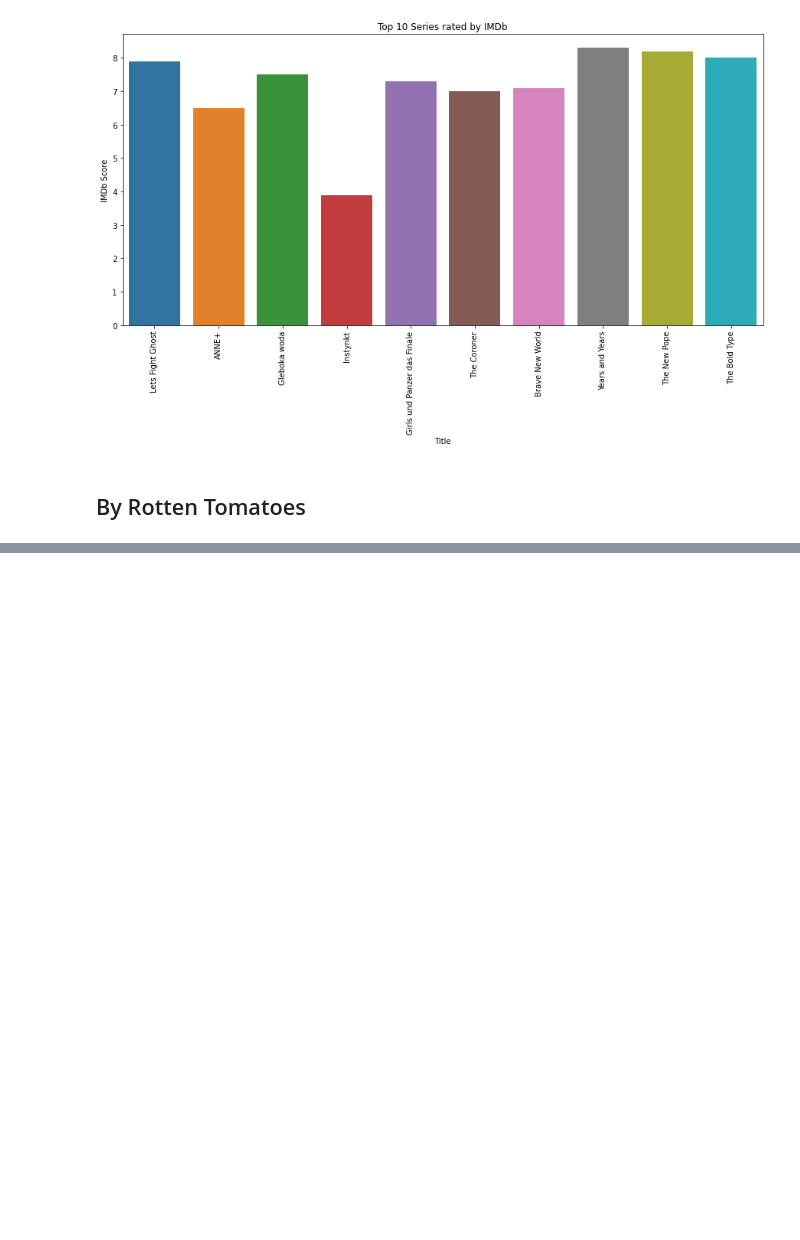
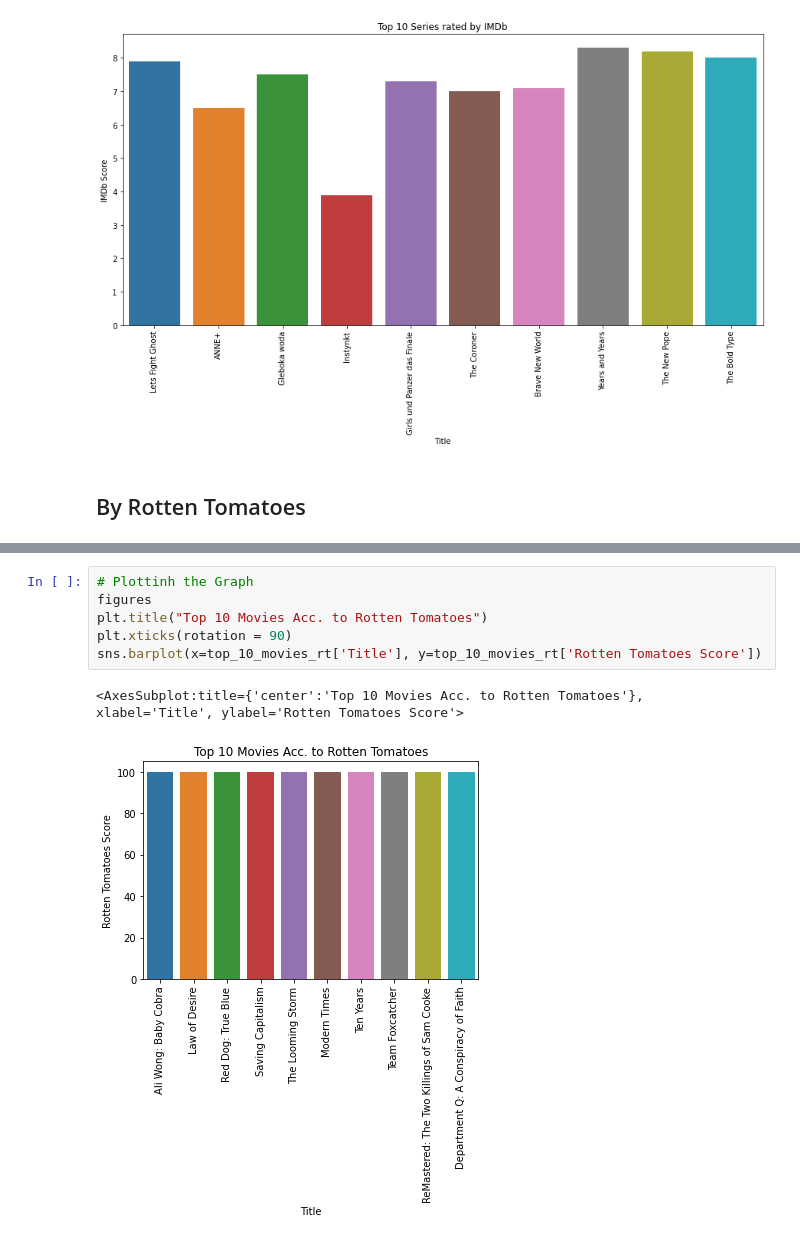
Before and after one commit to KunalSharma2001/Exploratory-data-analysis-EDA-, a Jupyter notebook: Netflix EDA/Netflix Data Analysis (EDA).ipynb, the cells around one changed output, grey strips where cells are left out. Saved outputs shown, nothing was run; the diff lists cells and outputs as text; blank space fills up the shorter version.

```diff
--- a/Netflix EDA/Netflix Data Analysis (EDA).ipynb
+++ b/Netflix EDA/Netflix Data Analysis (EDA).ipynb
@@ -411,0 +425,9 @@ figures
+# %%
+# Plottinh the Graph
+figures
+plt.title("Top 10 Movies Acc. to Rotten Tomatoes")
+plt.xticks(rotation = 90)
+sns.barplot(x=top_10_movies_rt['Title'], y=top_10_movies_rt['Rotten Tomatoes Score'])
+# %% [output]
+<AxesSubplot:title={'center':'Top 10 Movies Acc. to Rotten Tomatoes'}, xlabel='Title', ylabel='Rotten Tomatoes Score'>
+[figure, added]
```
Also changed, not shown: parts of 9 cells of this notebook.
